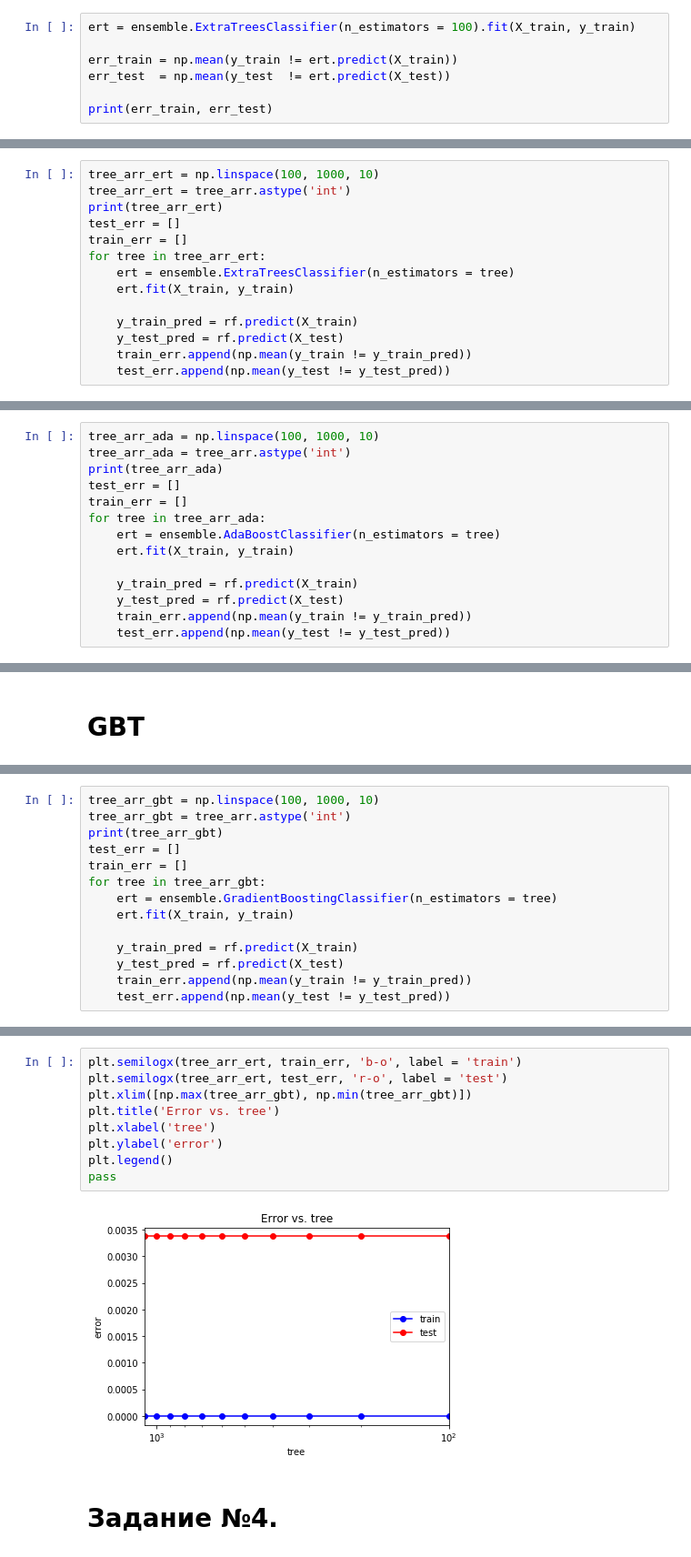
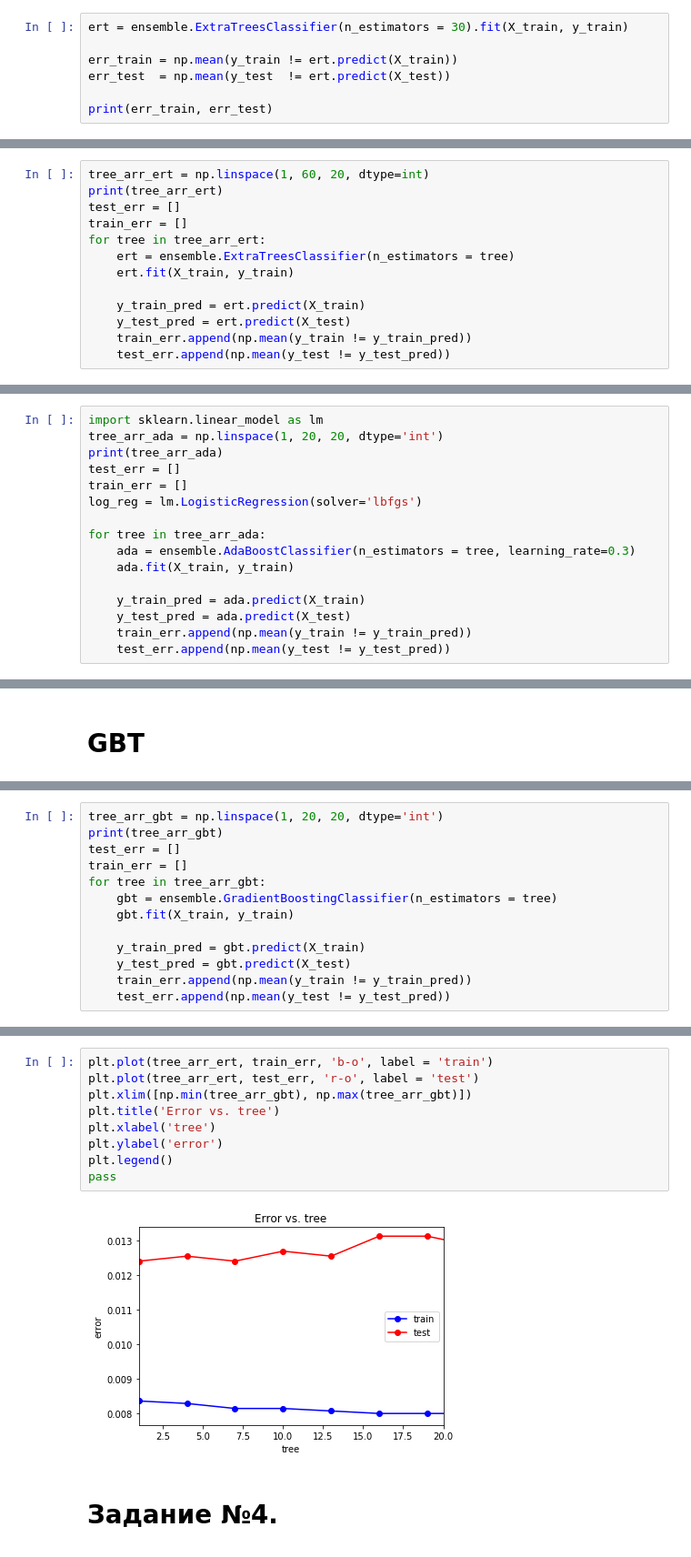
Before and after one commit to NovozhilovaA/Machine_Learning_Building_Permits, a Jupyter notebook: Building_Permits_with_neural_network.ipynb, the cells around one changed output, grey strips where cells are left out. Shown at 91% size. Drawn from its saved outputs; the diff is of its cells as text.

```diff
--- a/Building_Permits_with_neural_network.ipynb
+++ b/Building_Permits_with_neural_network.ipynb
@@ -890,7 +778,7 @@ pass
 # %% [markdown]
 # Extremely Randomized Trees
 # %%
-ert = ensemble.ExtraTreesClassifier(n_estimators = 100).fit(X_train, y_train)
+ert = ensemble.ExtraTreesClassifier(n_estimators = 30).fit(X_train, y_train)
 
 err_train = np.mean(y_train != ert.predict(X_train))
 err_test  = np.mean(y_test  != ert.predict(X_test))
@@ -901,6 +789,5 @@ print(err_train, err_test)
 # %%
-tree_arr_ert = np.linspace(100, 1000, 10)
-tree_arr_ert = tree_arr.astype('int')
+tree_arr_ert = np.linspace(1, 60, 20, dtype=int)
 print(tree_arr_ert)
 test_err = []
 train_err = []
@@ -908,8 +795,8 @@ for tree in tree_arr_ert:
     ert = ensemble.ExtraTreesClassifier(n_estimators = tree)
     ert.fit(X_train, y_train)
 
-    y_train_pred = rf.predict(X_train)
-    y_test_pred = rf.predict(X_test)
+    y_train_pred = ert.predict(X_train)
+    y_test_pred = ert.predict(X_test)
     train_err.append(np.mean(y_train != y_train_pred))
     test_err.append(np.mean(y_test != y_test_pred))
 # %% [output]
@@ -940,15 +827,17 @@ print(err_train, err_test)
 # %%
-tree_arr_ada = np.linspace(100, 1000, 10)
-tree_arr_ada = tree_arr.astype('int')
+import sklearn.linear_model as lm
+tree_arr_ada = np.linspace(1, 20, 20, dtype='int')
 print(tree_arr_ada)
 test_err = []
 train_err = []
+log_reg = lm.LogisticRegression(solver='lbfgs')
+
 for tree in tree_arr_ada:
-    ert = ensemble.AdaBoostClassifier(n_estimators = tree)
-    ert.fit(X_train, y_train)
+    ada = ensemble.AdaBoostClassifier(n_estimators = tree, learning_rate=0.3)
+    ada.fit(X_train, y_train)
 
-    y_train_pred = rf.predict(X_train)
-    y_test_pred = rf.predict(X_test)
+    y_train_pred = ada.predict(X_train)
+    y_test_pred = ada.predict(X_test)
     train_err.append(np.mean(y_train != y_train_pred))
     test_err.append(np.mean(y_test != y_test_pred))
 # %% [output]
@@ -979,15 +868,14 @@ print(err_train, err_test)
 # %%
-tree_arr_gbt = np.linspace(100, 1000, 10)
-tree_arr_gbt = tree_arr.astype('int')
+tree_arr_gbt = np.linspace(1, 20, 20, dtype='int')
 print(tree_arr_gbt)
 test_err = []
 train_err = []
 for tree in tree_arr_gbt:
-    ert = ensemble.GradientBoostingClassifier(n_estimators = tree)
-    ert.fit(X_train, y_train)
+    gbt = ensemble.GradientBoostingClassifier(n_estimators = tree)
+    gbt.fit(X_train, y_train)
 
-    y_train_pred = rf.predict(X_train)
-    y_test_pred = rf.predict(X_test)
+    y_train_pred = gbt.predict(X_train)
+    y_test_pred = gbt.predict(X_test)
     train_err.append(np.mean(y_train != y_train_pred))
     test_err.append(np.mean(y_test != y_test_pred))
 # %% [output]
@@ -995,14 +883,14 @@ for tree in tree_arr_gbt:
 # %%
-plt.semilogx(tree_arr_ert, train_err, 'b-o', label = 'train')
-plt.semilogx(tree_arr_ert, test_err, 'r-o', label = 'test')
-plt.xlim([np.max(tree_arr_gbt), np.min(tree_arr_gbt)])
+plt.plot(tree_arr_ert, train_err, 'b-o', label = 'train')
+plt.plot(tree_arr_ert, test_err, 'r-o', label = 'test')
+plt.xlim([np.min(tree_arr_gbt), np.max(tree_arr_gbt)])
 plt.title('Error vs. tree')
 plt.xlabel('tree')
 plt.ylabel('error')
 plt.legend()
 pass
 # %% [output]
-[figure, old version]
+[figure, new version]
 # %% [markdown]
 
 
```
Also changed, not shown: parts of 162 cells of this notebook.
